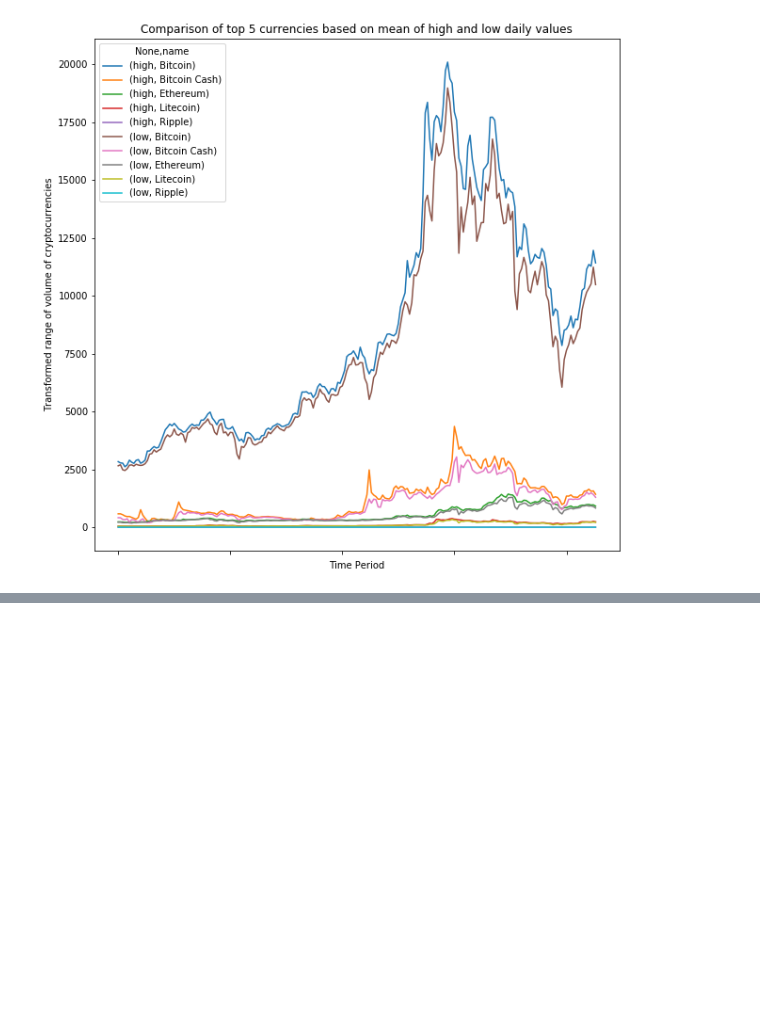
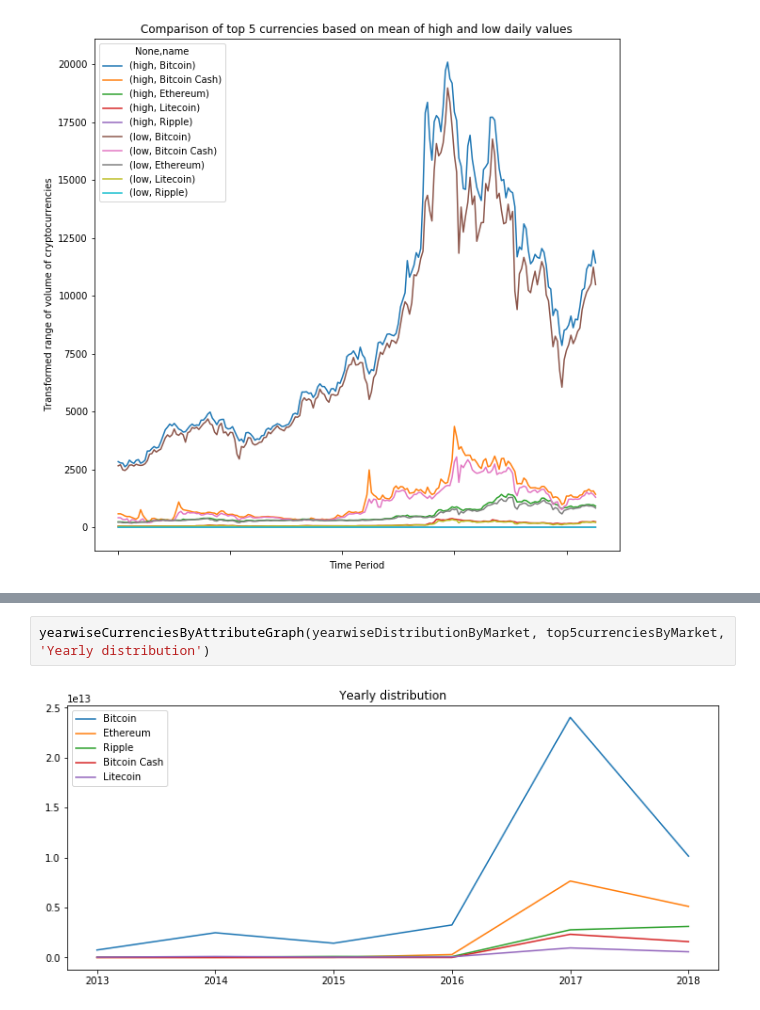
Before and after one commit to sabbirahmad/cryptocurrency-analysis, a Jupyter notebook: LineGraphAnalysis.ipynb, the cells around one changed output, grey strips where cells are left out. Drawn from its saved outputs; the diff is of its cells as text; blank space fills up the shorter version.

```diff
--- a/LineGraphAnalysis.ipynb
+++ b/LineGraphAnalysis.ipynb
@@ -265,0 +402,4 @@ plt.show()
+# %%
+yearwiseCurrenciesByAttributeGraph(yearwiseDistributionByMarket, top5currenciesByMarket, 'Yearly distribution')
+# %% [output]
+[figure, added]
```
Also changed, not shown: parts of 20 cells of this notebook.
